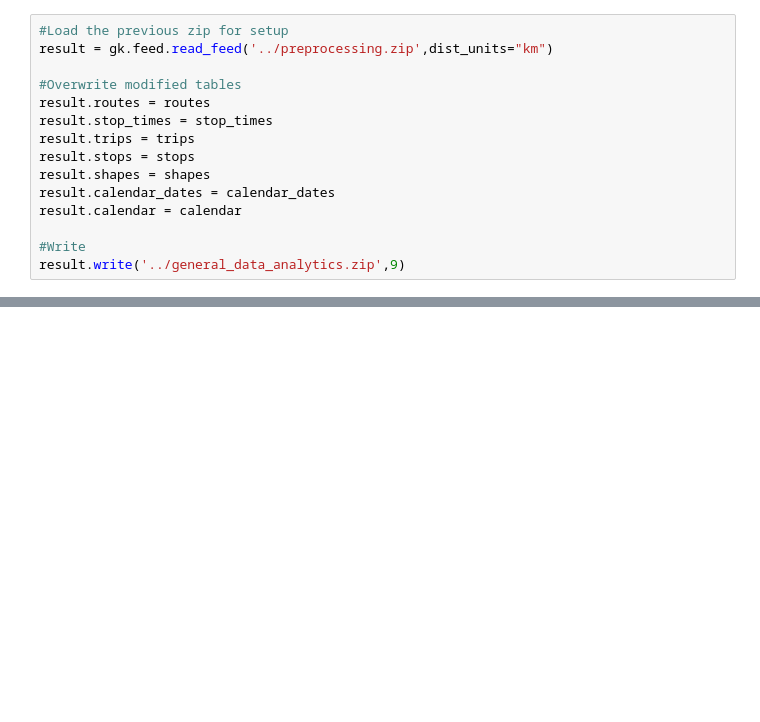
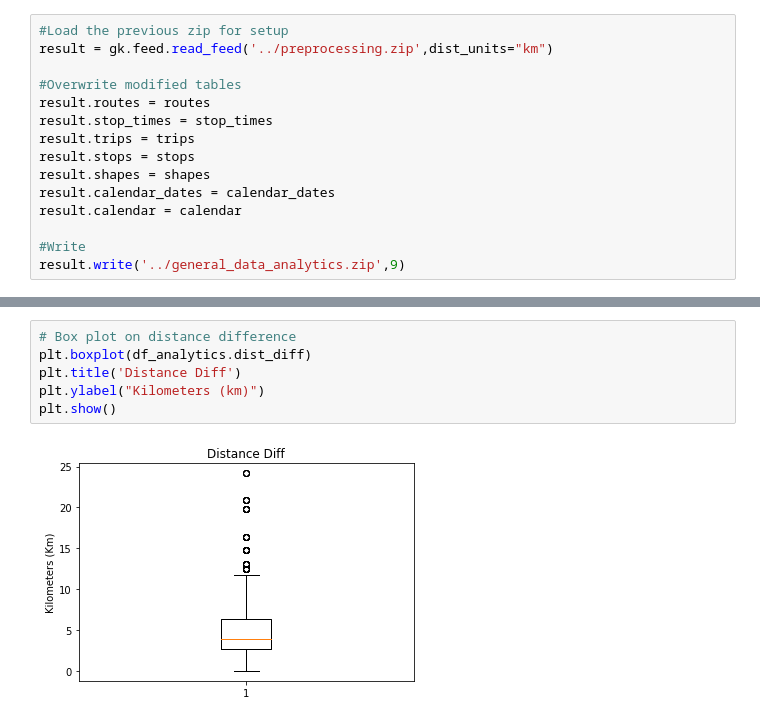
Before and after one commit to gianlucarea/weather-delay, a Jupyter notebook: general_data_analytics.ipynb, the cells around one changed output, grey strips where cells are left out. Drawn from its saved outputs; the diff is of its cells as text; blank space fills up the shorter version.

```diff
--- a/general_data_analytics.ipynb
+++ b/general_data_analytics.ipynb
@@ -308,0 +354,8 @@ result.write('../general_data_analytics.zip',9)
+# %%
+# Box plot on distance difference
+plt.boxplot(df_analytics.dist_diff)
+plt.title('Distance Diff')
+plt.ylabel("Kilometers (km)")
+plt.show()
+# %% [output]
+[figure, added]
```
Also changed, not shown: parts of 32 cells of this notebook, 1 other file.
